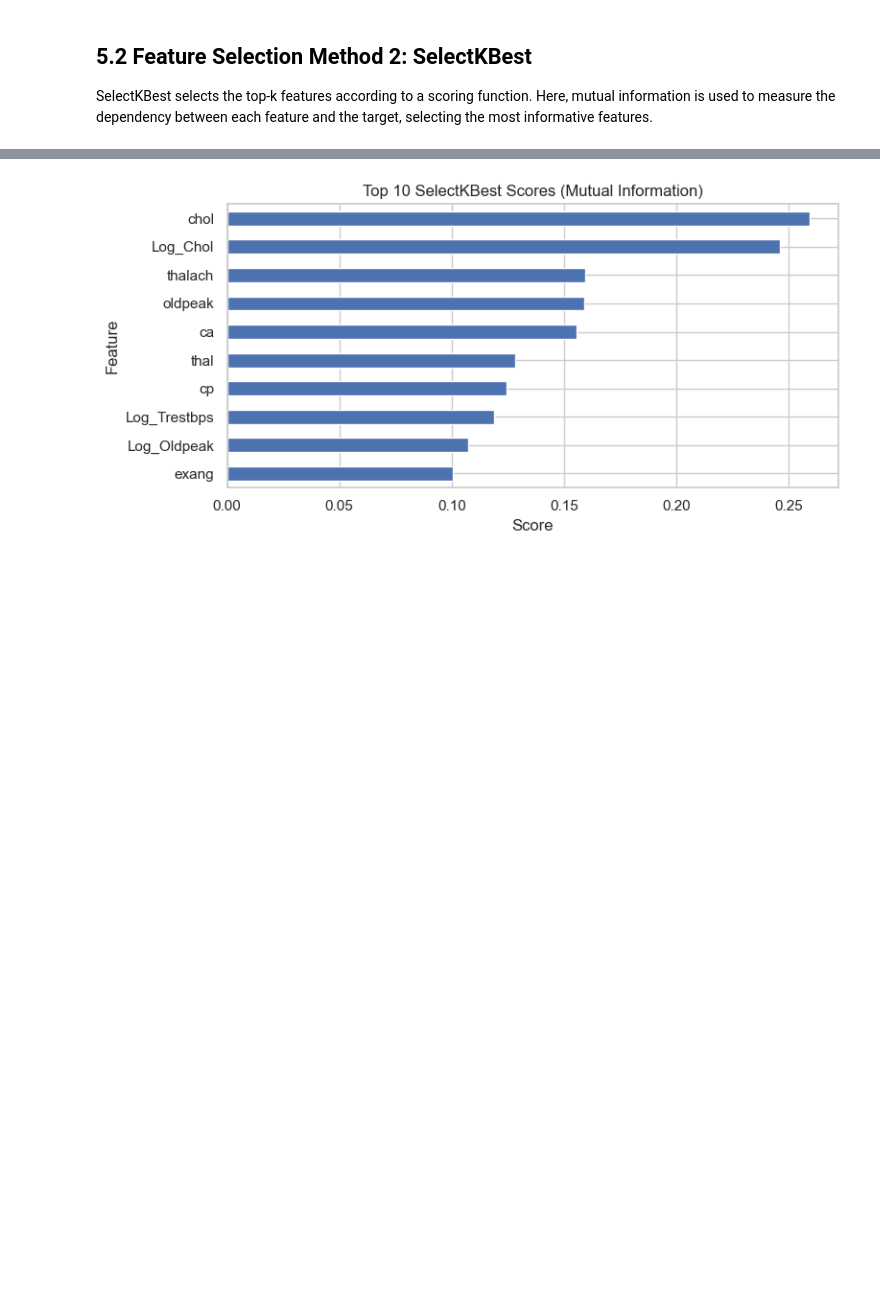
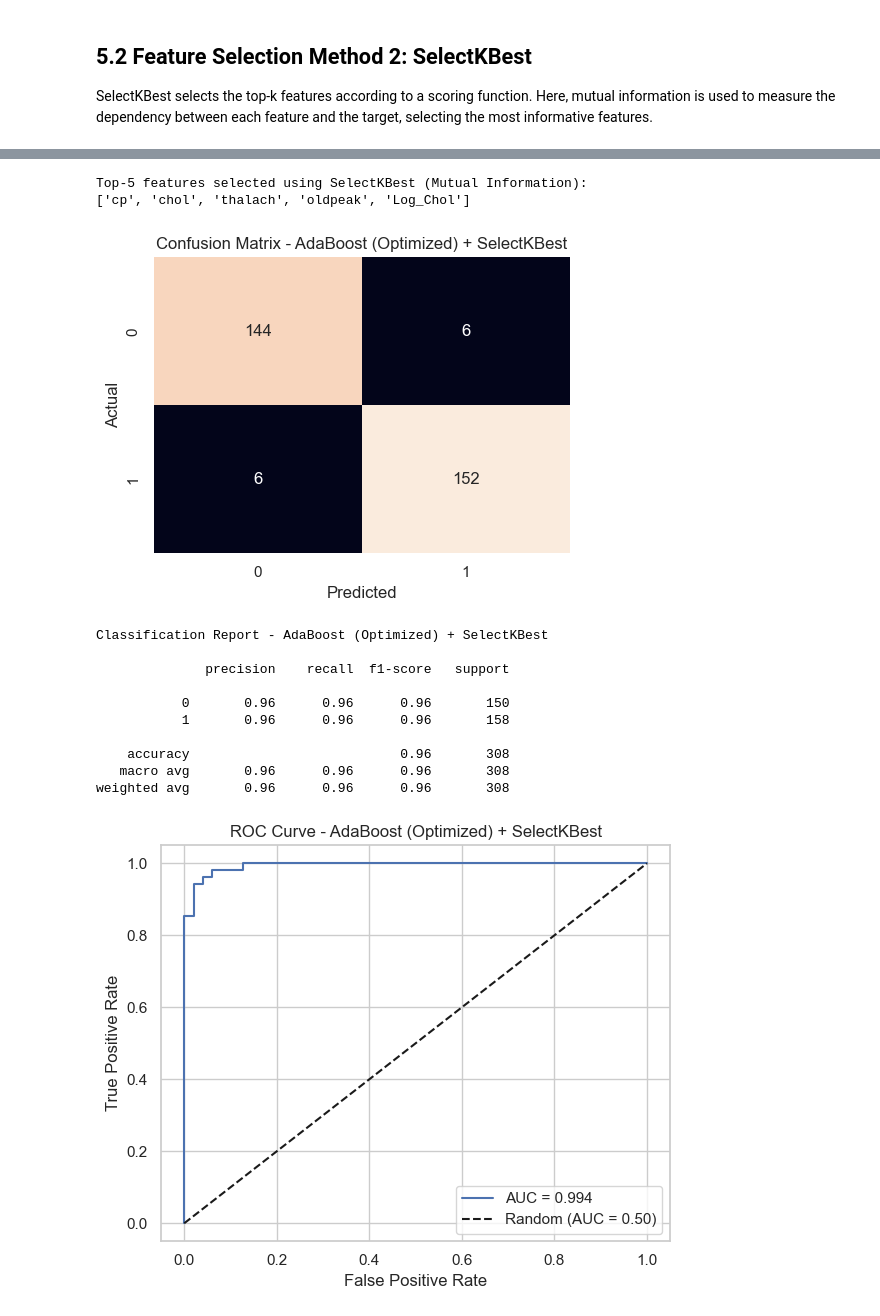
Before and after one commit to mudar123t/HeartDiseasePredictor, a Jupyter notebook: Report.ipynb, the cells around one changed output, grey strips where cells are left out. Saved outputs shown, nothing was run; the diff lists cells and outputs as text; code cells hidden in the pictures; blank space fills up the shorter version.

```diff
--- a/Report.ipynb
+++ b/Report.ipynb
@@ -2207,16 +2140,46 @@ SelectKBest ile seçilen özellikler: ['chol', 'thalach', 'oldpeak', 'ca', 'thal
-# %%
-scores = selector.scores_
-kbest_series = pd.Series(scores, index=X_train.columns).sort_values(ascending=False)
-
-k_plot2 = min(10, len(kbest_series))
-top_kbest = kbest_series.head(k_plot2)
-
-plt.figure(figsize=(8, 4))
-top_kbest.sort_values().plot(kind="barh")
-plt.title(f"Top {k_plot2} SelectKBest Scores (Mutual Information)")
-plt.xlabel("Score")
-plt.ylabel("Feature")
-plt.tight_layout()
-plt.show()
-# %% [output]
-[figure, removed]
+# %%
+from sklearn.feature_selection import SelectKBest, mutual_info_classif
+
+# Number of features to select
+k = 5
+
+# Initialize SelectKBest with mutual information scoring
+selector = SelectKBest(score_func=mutual_info_classif, k=k)
+
+# Fit selector on training data
+selector.fit(X_train, y_train)
+
+# Get selected feature names
+selected_features_kbest = X_train.columns[selector.get_support()]
+
+# Print selected features
+print("Top-5 features selected using SelectKBest (Mutual Information):")
+print(list(selected_features_kbest))
+# %% [output]
+Top-5 features selected using SelectKBest (Mutual Information):
+['cp', 'chol', 'thalach', 'oldpeak', 'Log_Chol']
+# %%
+# Train optimized AdaBoost using only the selected features
+ada_fi = clone(best_ada)
+ada_fi.fit(X_train[selected_features_kbest], y_train)
+
+# Evaluate AdaBoost on selected features
+ada_fi_results_kbest = evaluate_binary_model(
+    ada_fi,
+    X_test[selected_features_kbest],
+    y_test,
+    model_name="AdaBoost (Optimized) + SelectKBest"
+)
+# %% [output]
+[figure, added]
+Classification Report - AdaBoost (Optimized) + SelectKBest
+
+              precision    recall  f1-score   support
+
+           0       0.96      0.96      0.96       150
+           1       0.96      0.96      0.96       158
+
+    accuracy                           0.96       308
+   macro avg       0.96      0.96      0.96       308
+weighted avg       0.96      0.96      0.96       308
+[figure, added]
```
Also changed, not shown: parts of 30 cells of this notebook.
